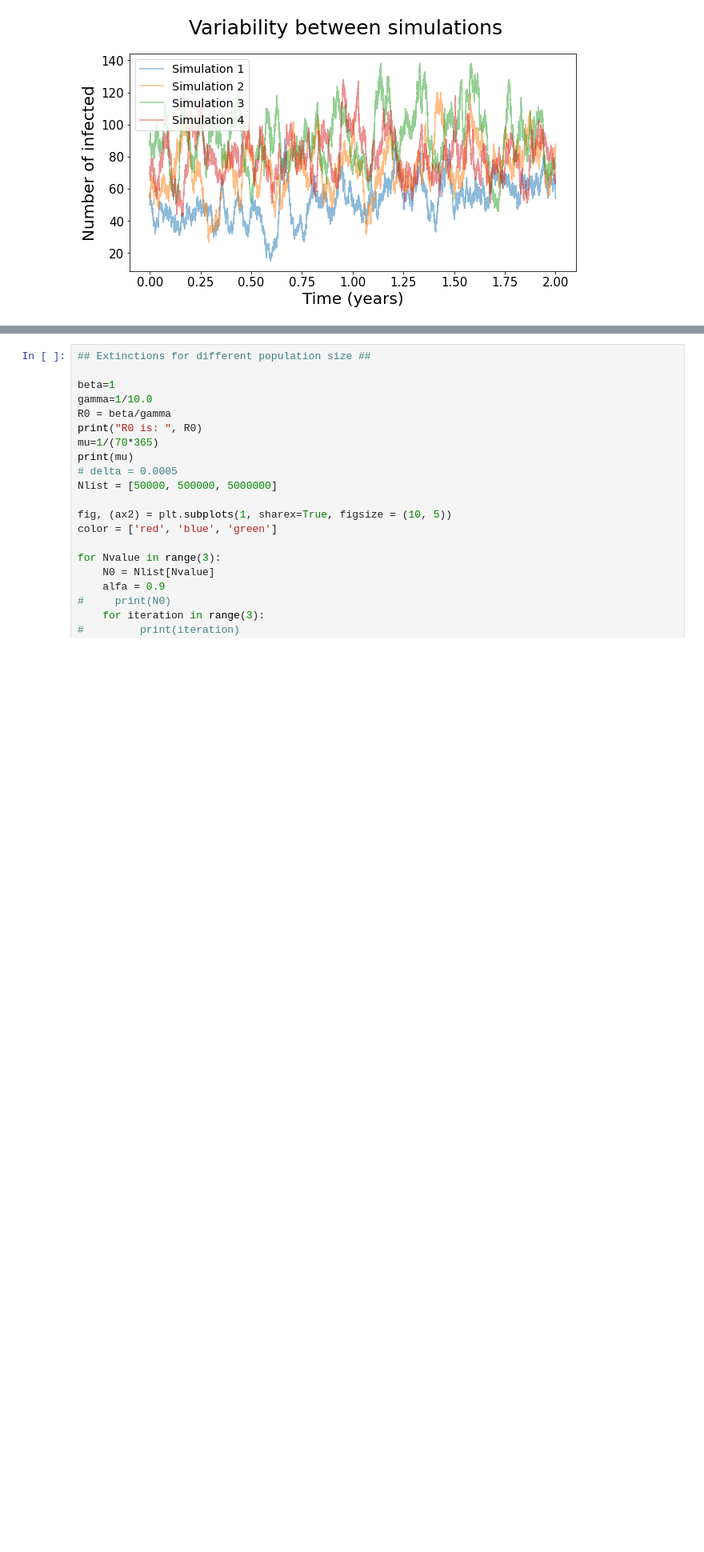
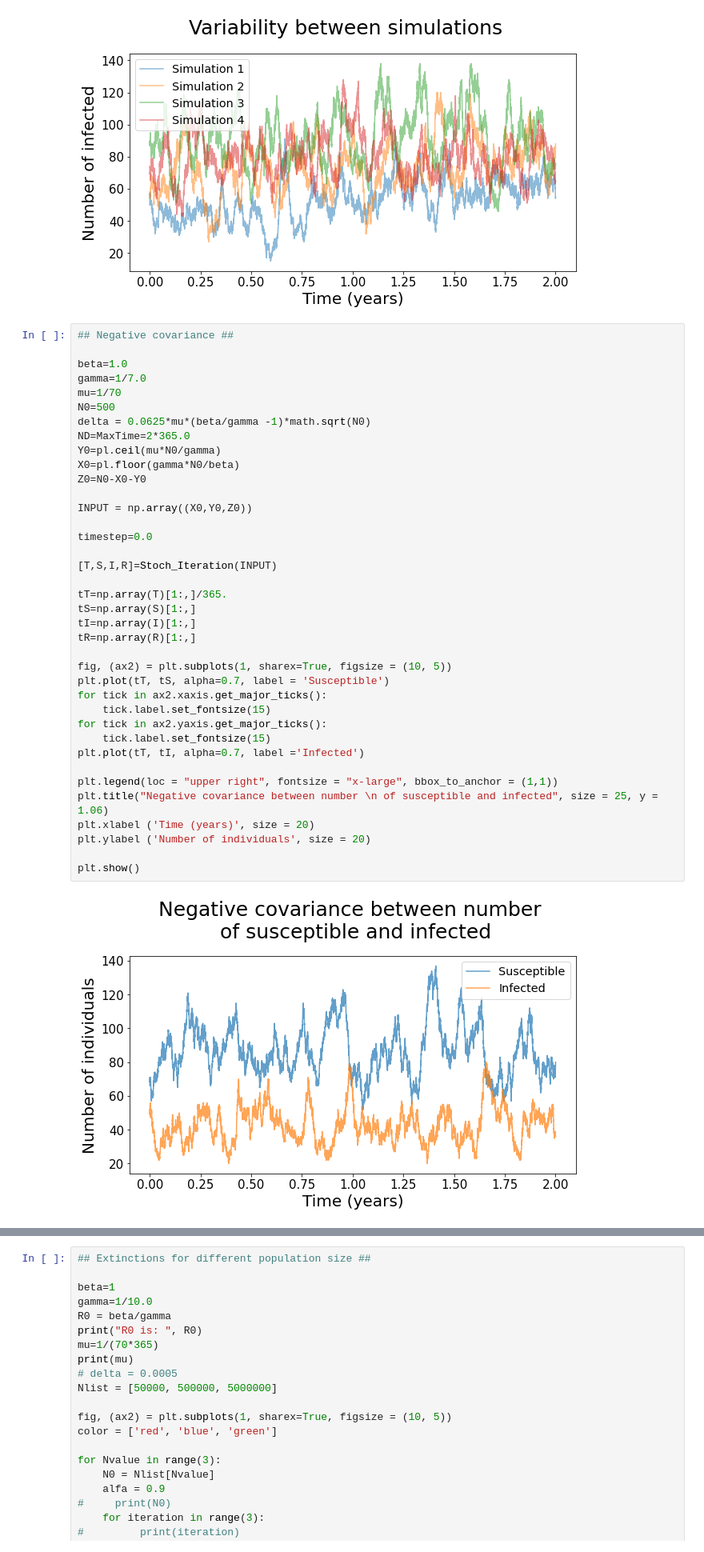
Before and after one commit to Florisdv5/Introcomp_assign2, a Jupyter notebook: Introcomp_assign2.ipynb, the cells around one changed output, grey strips where cells are left out. Shown at 80% size. Cells and saved outputs as stored; diff of their text form; blank space fills up the shorter version.

```diff
--- a/Introcomp_assign2.ipynb
+++ b/Introcomp_assign2.ipynb
@@ -141,3 +140,43 @@ plt.xlabel ('Time (years)', size = 20)
 plt.show()
 # %% [output]
 [figure]
+# %%
+## Negative covariance ##
+
+beta=1.0
+gamma=1/7.0
+mu=1/70
+N0=500
+delta = 0.0625*mu*(beta/gamma -1)*math.sqrt(N0)
+ND=MaxTime=2*365.0
+Y0=pl.ceil(mu*N0/gamma)
+X0=pl.floor(gamma*N0/beta)
+Z0=N0-X0-Y0
+
+INPUT = np.array((X0,Y0,Z0))
+
+timestep=0.0
+
+[T,S,I,R]=Stoch_Iteration(INPUT)
+
+tT=np.array(T)[1:,]/365.
+tS=np.array(S)[1:,]
+tI=np.array(I)[1:,]
+tR=np.array(R)[1:,]
+
+fig, (ax2) = plt.subplots(1, sharex=True, figsize = (10, 5))
+plt.plot(tT, tS, alpha=0.7, label = 'Susceptible')
+for tick in ax2.xaxis.get_major_ticks():
+    tick.label.set_fontsize(15)
+for tick in ax2.yaxis.get_major_ticks():
+    tick.label.set_fontsize(15)
+plt.plot(tT, tI, alpha=0.7, label ='Infected')
+
+plt.legend(loc = "upper right", fontsize = "x-large", bbox_to_anchor = (1,1))
+plt.title("Negative covariance between number \n of susceptible and infected", size = 25, y = 1.06)
+plt.xlabel ('Time (years)', size = 20)
+plt.ylabel ('Number of individuals', size = 20)
+
+plt.show()
+# %% [output]
+[figure, added]
```
Also changed, not shown: parts of 3 cells of this notebook.
